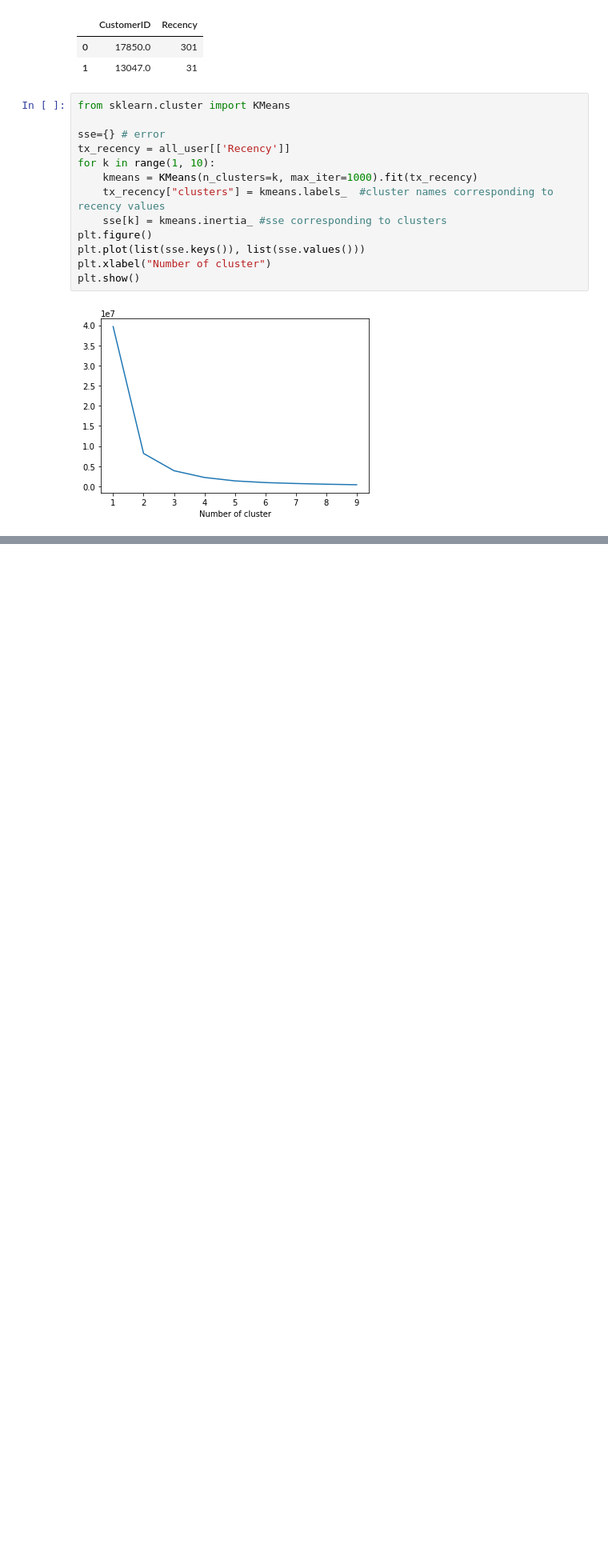
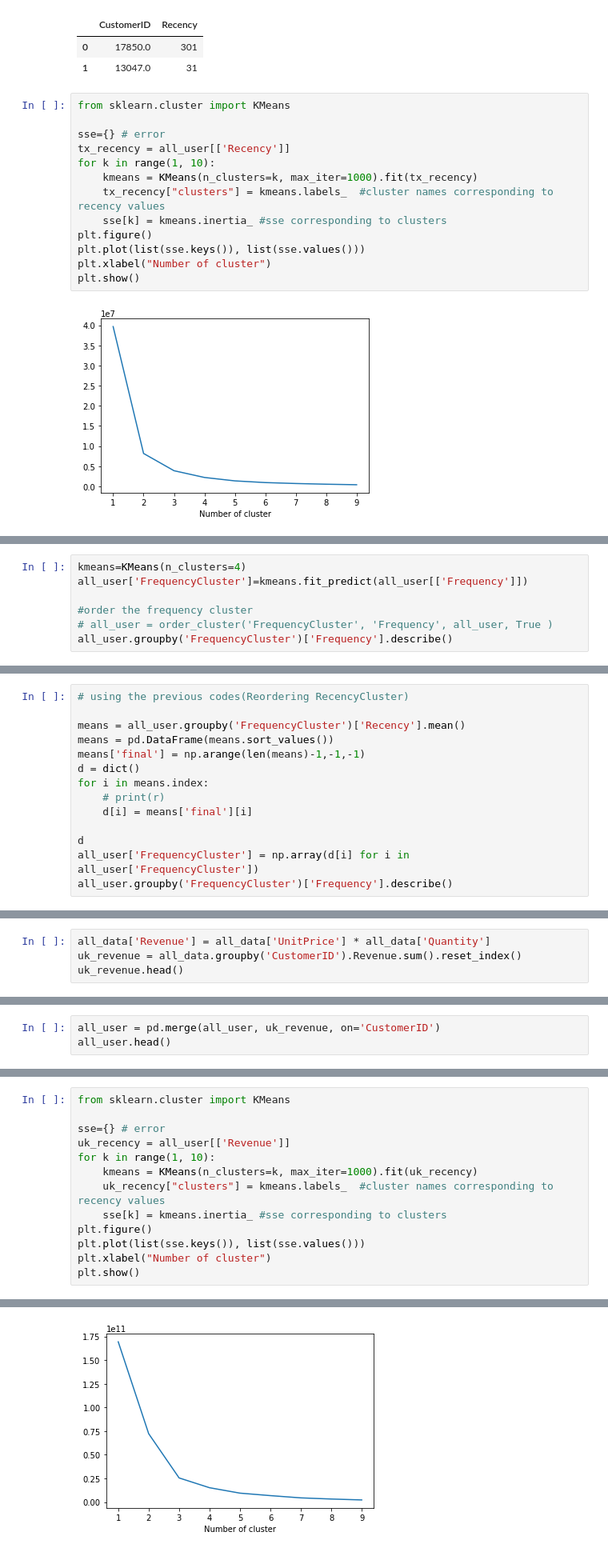
Before and after one commit to jijnasu/GymBot, a Jupyter notebook: Project/processing_data.ipynb, the cells around one changed output, grey strips where cells are left out. Shown at 80% size. Drawn from its saved outputs; the diff is of its cells as text; blank space fills up the shorter version.

```diff
--- a/Project/processing_data.ipynb
+++ b/Project/processing_data.ipynb
@@ -143,0 +282,7 @@ plt.show()
+# %%
+kmeans=KMeans(n_clusters=4)
+all_user['FrequencyCluster']=kmeans.fit_predict(all_user[['Frequency']])
+
+#order the frequency cluster
+# all_user = order_cluster('FrequencyCluster', 'Frequency', all_user, True )
+all_user.groupby('FrequencyCluster')['Frequency'].describe()
@@ -143,0 +298,14 @@ plt.show()
+# %%
+# using the previous codes(Reordering RecencyCluster)
+
+means = all_user.groupby('FrequencyCluster')['Recency'].mean()
+means = pd.DataFrame(means.sort_values())
+means['final'] = np.arange(len(means)-1,-1,-1)
+d = dict()
+for i in means.index:
+    # print(r)
+    d[i] = means['final'][i]
+
+d
+all_user['FrequencyCluster'] = np.array(d[i] for i in all_user['FrequencyCluster'])
+all_user.groupby('FrequencyCluster')['Frequency'].describe()
@@ -143,0 +321,4 @@ plt.show()
+# %%
+all_data['Revenue'] = all_data['UnitPrice'] * all_data['Quantity']
+uk_revenue = all_data.groupby('CustomerID').Revenue.sum().reset_index()
+uk_revenue.head()
@@ -143,0 +332,3 @@ plt.show()
+# %%
+all_user = pd.merge(all_user, uk_revenue, on='CustomerID')
+all_user.head()
@@ -143,0 +342,14 @@ plt.show()
+# %%
+from sklearn.cluster import KMeans
+
+sse={} # error
+uk_recency = all_user[['Revenue']]
+for k in range(1, 10):
+    kmeans = KMeans(n_clusters=k, max_iter=1000).fit(uk_recency)
+    uk_recency["clusters"] = kmeans.labels_  #cluster names corresponding to recency values
+    sse[k] = kmeans.inertia_ #sse corresponding to clusters
+plt.figure()
+plt.plot(list(sse.keys()), list(sse.values()))
+plt.xlabel("Number of cluster")
+plt.show()
+# %% [output]
@@ -143,0 +373 @@ plt.show()
+[figure, added]
```
Also changed, not shown: parts of 50 cells of this notebook, 1 other file.
